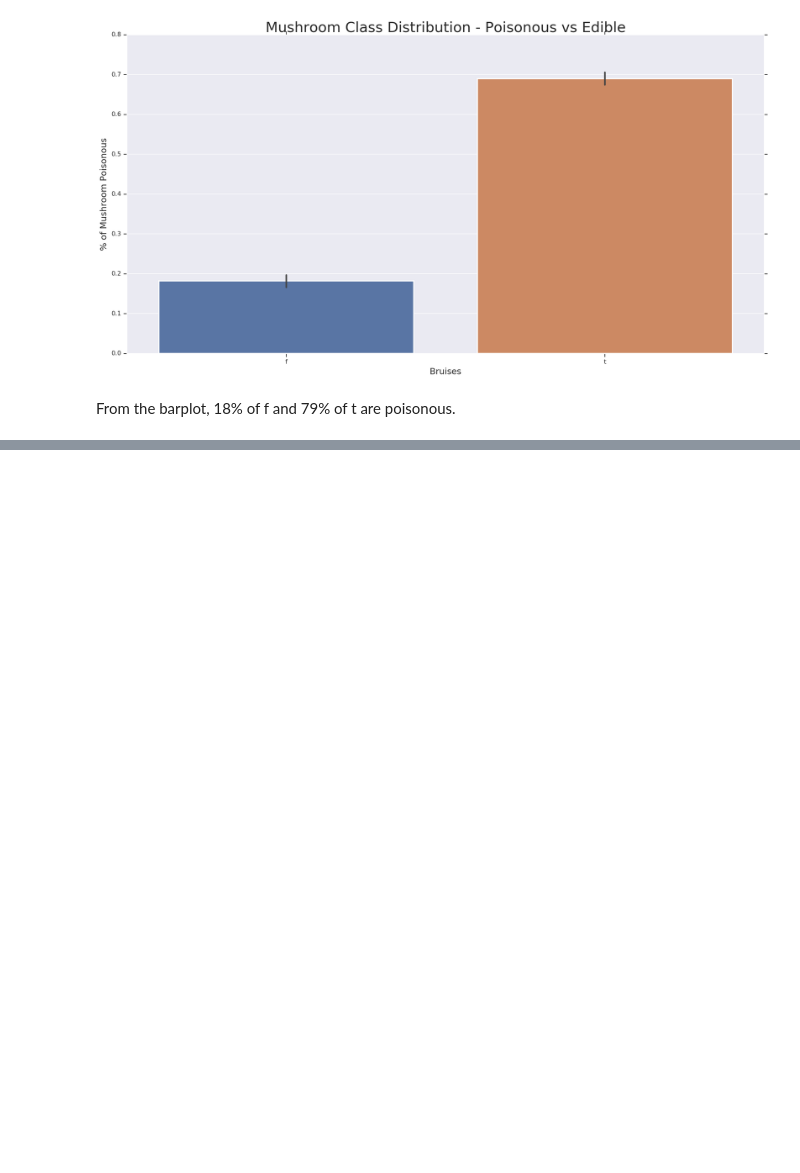
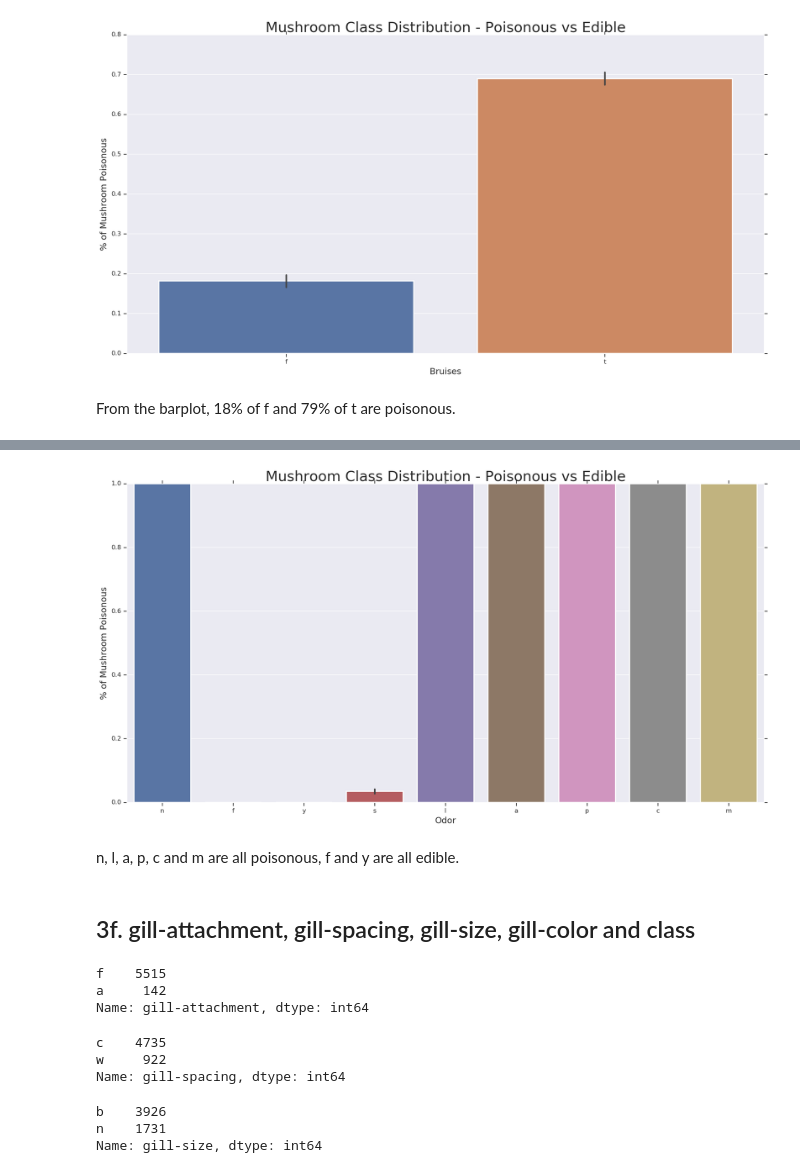
Before and after one commit to jhuang292/kaggle-competion, a Jupyter notebook: p4.ipynb, the cells around one changed output, grey strips where cells are left out. Cells and saved outputs as stored; diff of their text form; code cells hidden in the pictures; blank space fills up the shorter version.

Commit message:
visualization

```diff
--- a/p4.ipynb
+++ b/p4.ipynb
@@ -237,0 +253,36 @@ From the barplot, 18% of f and 79% of t are poisonous.
+# %%
+plt.subplots(figsize = (20, 10))
+sns.barplot(x = "odor",
+           y = "class",
+           data = train,
+           linewidth = 2)
+plt.title("Mushroom Class Distribution - Poisonous vs Edible", fontsize = 25)
+plt.xlabel("Odor", fontsize = 15);
+plt.ylabel("% of Mushroom Poisonous", fontsize = 15);
+labels = ['n','f', 'y', 's', 'l', 'a', 'p', 'c', 'm']
+val = [0, 1, 2, 3, 4, 5, 6, 7, 8]
+plt.xticks(val, labels);
+# %% [output]
+[figure, added]
+# %% [markdown]
+n, l, a, p, c and m are all poisonous, f and y are all edible.
+# %% [markdown]
+## 3f. gill-attachment, gill-spacing, gill-size, gill-color and class
+# %%
+train["gill-attachment"].value_counts()
+# %% [output]
+f    5515
+a     142
+Name: gill-attachment, dtype: int64
+# %%
+train["gill-spacing"].value_counts()
+# %% [output]
+c    4735
+w     922
+Name: gill-spacing, dtype: int64
+# %%
+train["gill-size"].value_counts()
+# %% [output]
+b    3926
+n    1731
+Name: gill-size, dtype: int64
```
Also changed, not shown: parts of 8 cells of this notebook.
